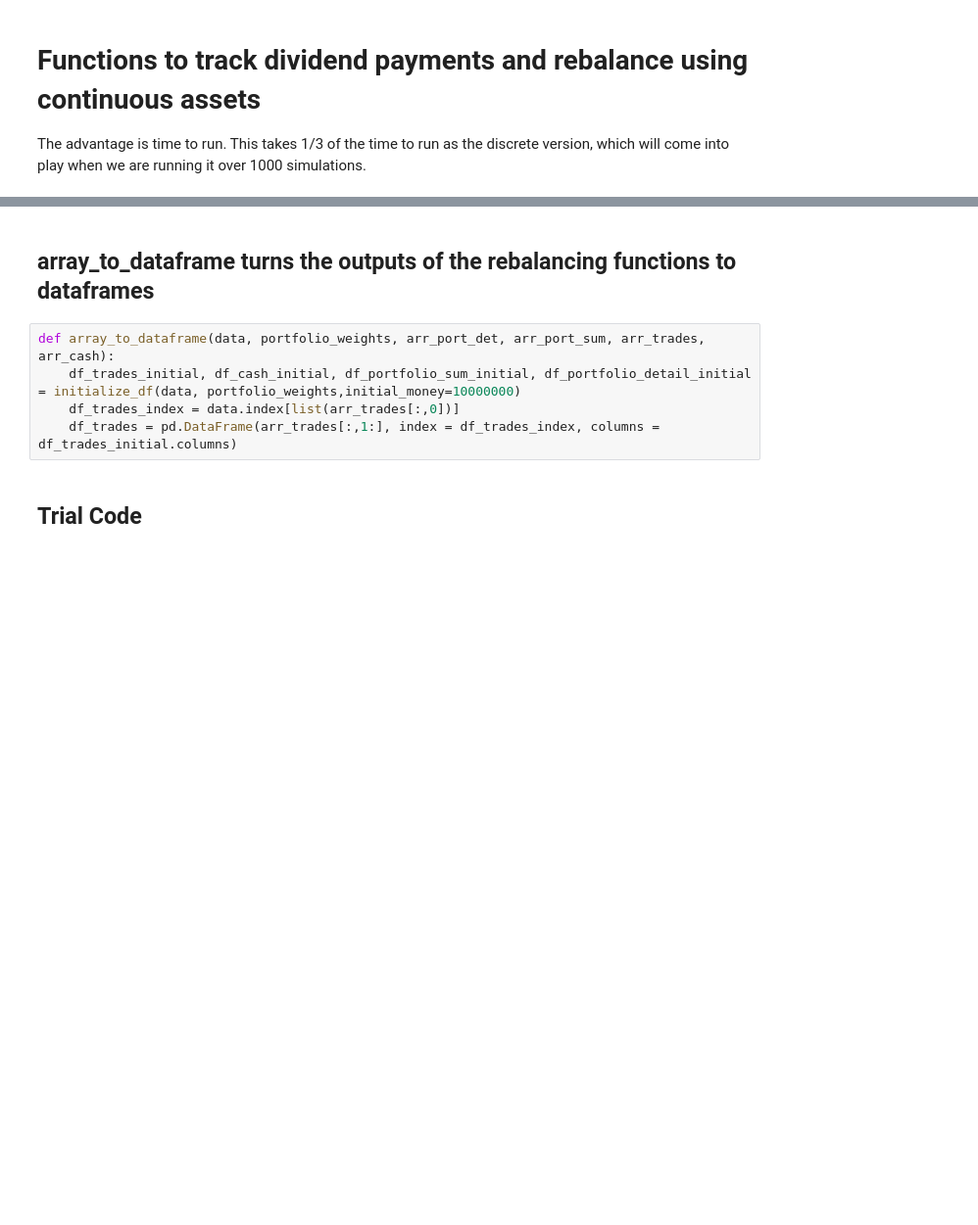
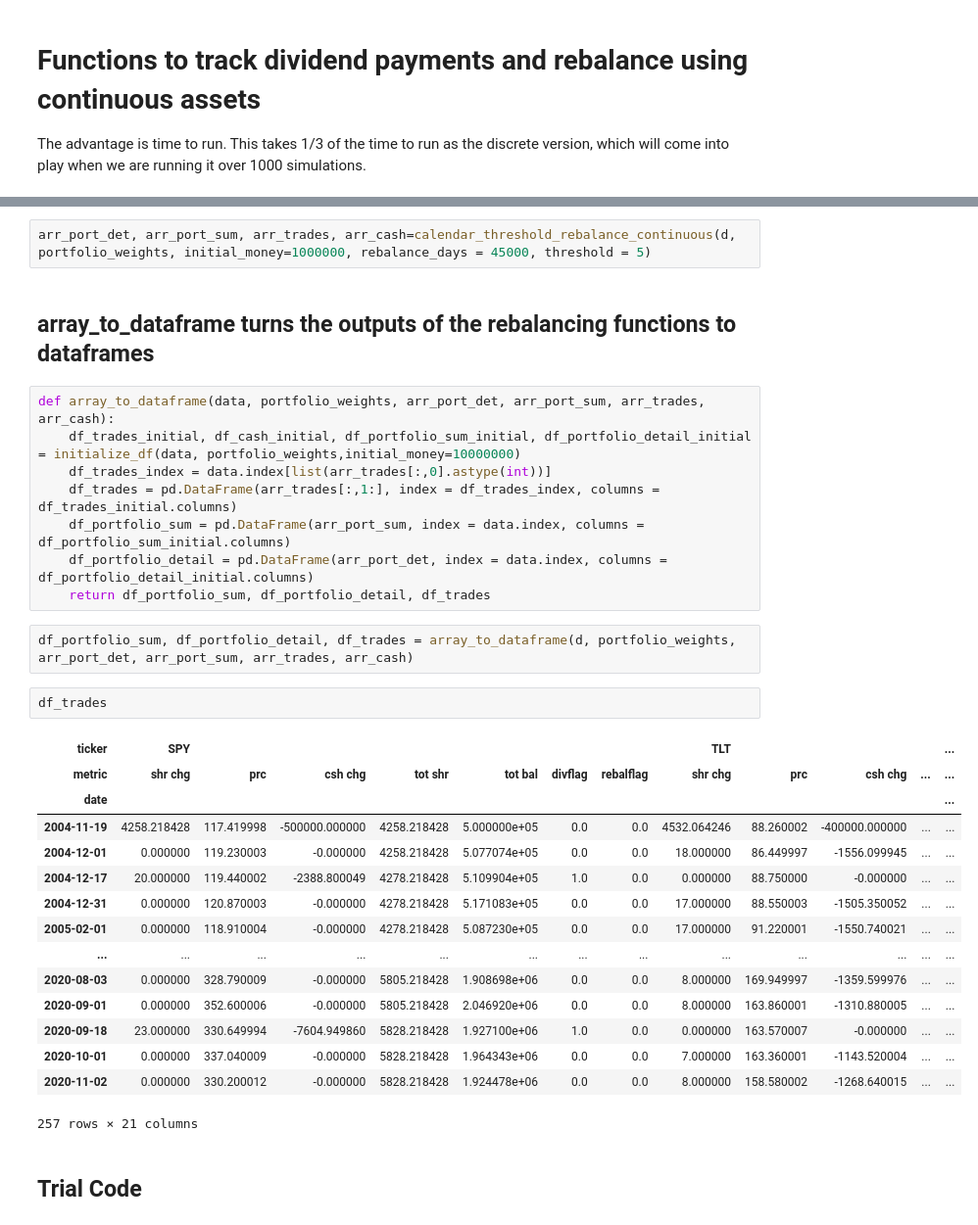
Before and after one commit to ningtong88/Capstone_TDAmeritrade, a Jupyter notebook: TDAmeritrade Cash Based Portfolio Rebalancing.ipynb, the cells around one changed output, grey strips where cells are left out. Shown at 98% size. Saved outputs shown, nothing was run; the diff lists cells and outputs as text; blank space fills up the shorter version.

```diff
--- a/TDAmeritrade Cash Based Portfolio Rebalancing.ipynb
+++ b/TDAmeritrade Cash Based Portfolio Rebalancing.ipynb
@@ -348,12 +400,37 @@ def calendar_threshold_rebalance_continuous(data, portfolio_weights, initial_mon
         count += 1
 
     return arr_port_det, arr_port_sum, arr_trades, arr_cash
+# %%
+arr_port_det, arr_port_sum, arr_trades, arr_cash=calendar_threshold_rebalance_continuous(d, portfolio_weights, initial_money=1000000, rebalance_days = 45000, threshold = 5)
 # %% [markdown]
 ## array_to_dataframe turns the outputs of the rebalancing functions to dataframes
 # %%
 def array_to_dataframe(data, portfolio_weights, arr_port_det, arr_port_sum, arr_trades, arr_cash):
     df_trades_initial, df_cash_initial, df_portfolio_sum_initial, df_portfolio_detail_initial = initialize_df(data, portfolio_weights,initial_money=10000000)
-    df_trades_index = data.index[list(arr_trades[:,0])]
+    df_trades_index = data.index[list(arr_trades[:,0].astype(int))]
     df_trades = pd.DataFrame(arr_trades[:,1:], index = df_trades_index, columns = df_trades_initial.columns)
+    df_portfolio_sum = pd.DataFrame(arr_port_sum, index = data.index, columns = df_portfolio_sum_initial.columns)
+    df_portfolio_detail = pd.DataFrame(arr_port_det, index = data.index, columns = df_portfolio_detail_initial.columns)
+    return df_portfolio_sum, df_portfolio_detail, df_trades
+# %%
+df_portfolio_sum, df_portfolio_detail, df_trades = array_to_dataframe(d, portfolio_weights, arr_port_det, arr_port_sum, arr_trades, arr_cash)
+# %%
+df_trades
+# %% [output]
+| ticker | SPY |  |  |  |  |  |  | TLT |  |  |  | ... |
+| metric | shr chg | prc | csh chg | tot shr | tot bal | divflag | rebalflag | shr chg | prc | csh chg | ... | ... |
+| date |  |  |  |  |  |  |  |  |  |  |  | ... |
+| 2004-11-19 | 4258.218428 | 117.419998 | -500000.000000 | 4258.218428 | 5.000000e+05 | 0.0 | 0.0 | 4532.064246 | 88.260002 | -400000.000000 | ... | ... |
+| 2004-12-01 | 0.000000 | 119.230003 | -0.000000 | 4258.218428 | 5.077074e+05 | 0.0 | 0.0 | 18.000000 | 86.449997 | -1556.099945 | ... | ... |
+| 2004-12-17 | 20.000000 | 119.440002 | -2388.800049 | 4278.218428 | 5.109904e+05 | 1.0 | 0.0 | 0.000000 | 88.750000 | -0.000000 | ... | ... |
+| 2004-12-31 | 0.000000 | 120.870003 | -0.000000 | 4278.218428 | 5.171083e+05 | 0.0 | 0.0 | 17.000000 | 88.550003 | -1505.350052 | ... | ... |
+| 2005-02-01 | 0.000000 | 118.910004 | -0.000000 | 4278.218428 | 5.087230e+05 | 0.0 | 0.0 | 17.000000 | 91.220001 | -1550.740021 | ... | ... |
+| ... | ... | ... | ... | ... | ... | ... | ... | ... | ... | ... | ... | ... |
+| 2020-08-03 | 0.000000 | 328.790009 | -0.000000 | 5805.218428 | 1.908698e+06 | 0.0 | 0.0 | 8.000000 | 169.949997 | -1359.599976 | ... | ... |
+| 2020-09-01 | 0.000000 | 352.600006 | -0.000000 | 5805.218428 | 2.046920e+06 | 0.0 | 0.0 | 8.000000 | 163.860001 | -1310.880005 | ... | ... |
+| 2020-09-18 | 23.000000 | 330.649994 | -7604.949860 | 5828.218428 | 1.927100e+06 | 1.0 | 0.0 | 0.000000 | 163.570007 | -0.000000 | ... | ... |
+| 2020-10-01 | 0.000000 | 337.040009 | -0.000000 | 5828.218428 | 1.964343e+06 | 0.0 | 0.0 | 7.000000 | 163.360001 | -1143.520004 | ... | ... |
+| 2020-11-02 | 0.000000 | 330.200012 | -0.000000 | 5828.218428 | 1.924478e+06 | 0.0 | 0.0 | 8.000000 | 158.580002 | -1268.640015 | ... | ... |
+257 rows × 21 columns
 # %% [markdown]
 ## Trial Code
```
Also changed, not shown: parts of 12 cells of this notebook.
